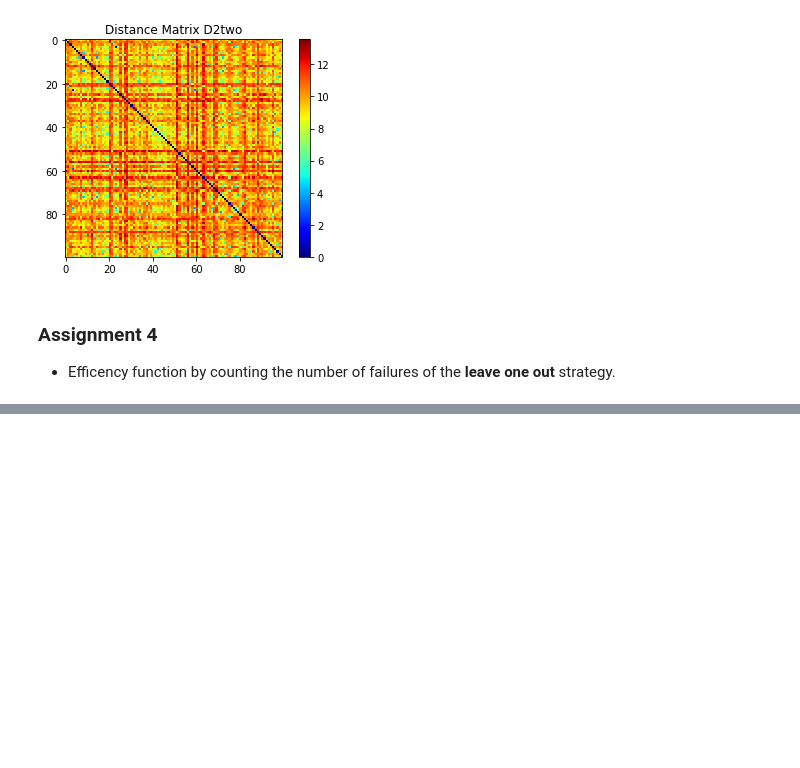
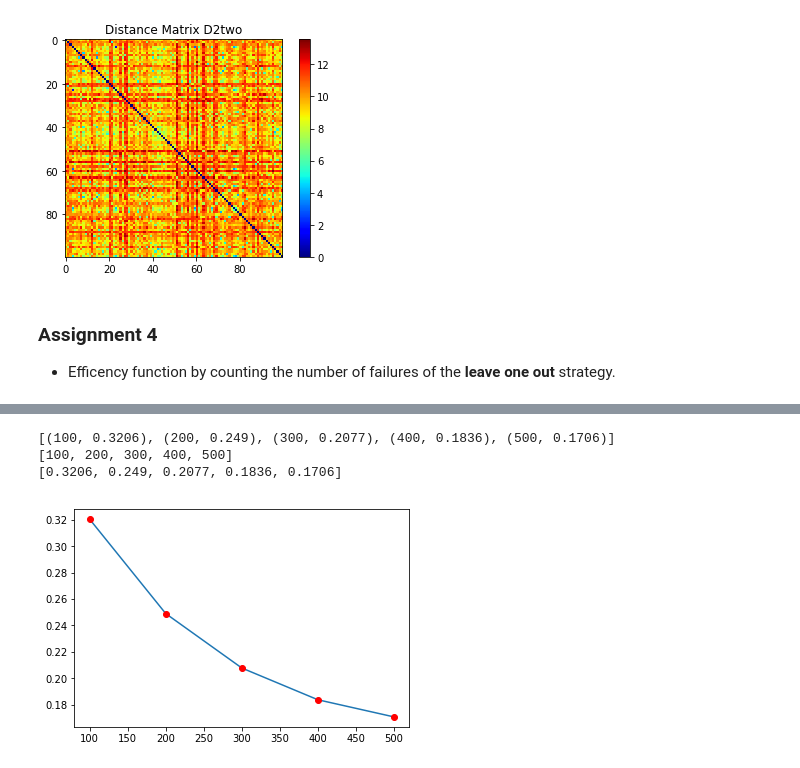
Before and after one commit to fgoliveira87/P1.4_seed, a Jupyter notebook: final_project/complete_solution.ipynb, the cells around one changed output, grey strips where cells are left out. Saved outputs shown, nothing was run; the diff lists cells and outputs as text; code cells hidden in the pictures; blank space fills up the shorter version.

```diff
--- a/final_project/complete_solution.ipynb
+++ b/final_project/complete_solution.ipynb
@@ -423,0 +457,16 @@ Timing efficency function for D1, N = {100,1000,2000}, y_train:
+# %%
+print ('Timing efficency function for D2, N = {100,200,400,800,1600}, y_train:')
+D2 = func_dist(100,opt_d_two,x_train,x_train)
+%timeit efficency(D2, 100, y_train)
+
+D2 = func_dist(200,opt_d_two,x_train,x_train)
+%timeit efficency(D2, 200, y_train)
+
+D2 = func_dist(400,opt_d_two,x_train,x_train)
+%timeit efficency(D2, 400, y_train)
+
+D2 = func_dist(800,opt_d_two,x_train,x_train)
+%timeit efficency(D2, 800, y_train)
+
+D2 = func_dist(1600,opt_d_two,x_train,x_train)
+%timeit efficency(D2, 1600, y_train)
@@ -483,14 +573,19 @@ list_eff=[efficency_of_test(n) for n in NN]
 # %%
 print(list_eff)
 x_eff = [l[0] for l in list_eff]
 y_eff = [l[1] for l in list_eff]
 print(x_eff)
 print(y_eff)
 
-#import matplotlib.pyplot as plt
-plot.plot(x_eff,y_eff)
-plot.plot(x_eff,y_eff, 'or')
-plot.show()
+import matplotlib.pyplot as plt
+plt.plot(x_eff,y_eff)
+plt.plot(x_eff,y_eff, 'or')
+plt.show()
+# %% [output]
+[(100, 0.3206), (200, 0.249), (300, 0.2077), (400, 0.1836), (500, 0.1706)]
+[100, 200, 300, 400, 500]
+[0.3206, 0.249, 0.2077, 0.1836, 0.1706]
+[figure, added]
 # %%
 NNN=[3200, 6400, 12800, 25600, 51200]
 list_eff2=[efficency_of_test(n) for n in NNN]
```
Also changed, not shown: parts of 5 cells of this notebook.
